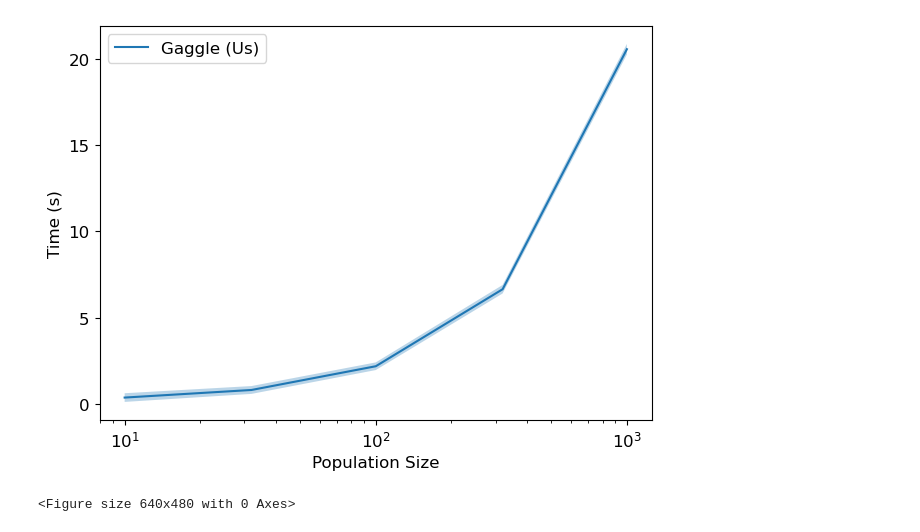
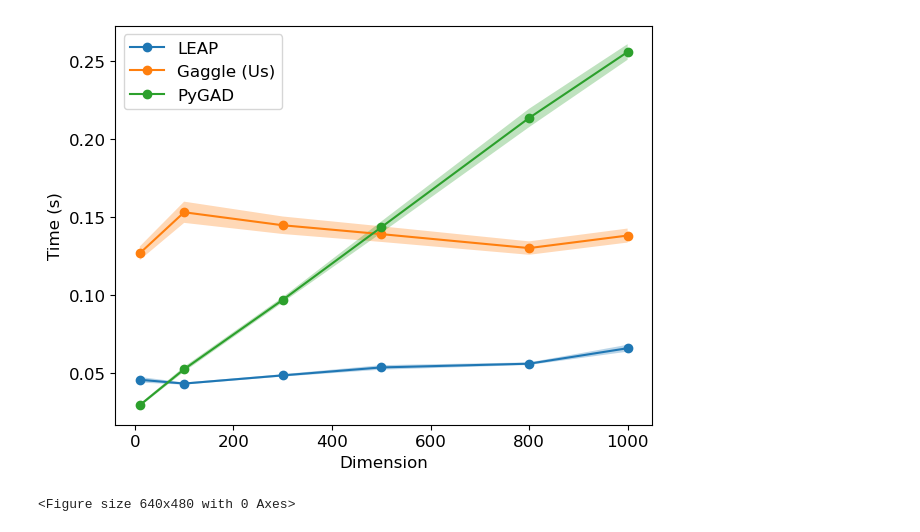
Before and after one commit to LucasFenaux/gaggle-benchmarking, a Jupyter notebook: rastrigin/plot_results.ipynb, the cells around one changed output. Saved outputs shown, nothing was run; the diff lists cells and outputs as text; code cells hidden in the pictures.

```diff
--- a/rastrigin/plot_results.ipynb
+++ b/rastrigin/plot_results.ipynb
@@ -55,25 +55,25 @@ print(CI_dict)
 # %%
-dimesions = [10, 32, 100, 320, 1000]
+dimesions = [10, 100, 300, 500, 800, 1000]
 plt.rcParams.update({'font.size': 12})
 
-nice_names = {'gaggle':'Gaggle (Us)', 'leap': 'LEAP on GPU', 'pygad': 'PyGAD on GPU'}
+nice_names = {'gaggle':'Gaggle (Us)', 'leap': 'LEAP', 'pygad': 'PyGAD'}
 for algorithm in CI_dict:
     result = CI_dict[algorithm]
     values = [result[str(x)][0] for x in dimesions]
     lower = [result[str(x)][1] for x in dimesions]
     upper = [result[str(x)][2] for x in dimesions]
-    plt.plot(dimesions, values, label=nice_names[algorithm])
+    plt.plot(dimesions, values, label=nice_names[algorithm], marker='o')
     plt.fill_between(dimesions, lower, upper, alpha=0.3)
 
 # plt.title("{} Dataset".format(dataset))
-plt.xlabel("Population Size")
+plt.xlabel("Dimension")
 plt.ylabel("Time (s)")
 plt.tight_layout()
 plt.legend()
 plt.plot()
 plt.savefig('Results/mnist_plot.png', bbox_inches='tight')
 plt.show()
 plt.clf()
 # %% [output]
-[figure, old version]
+[figure, new version]
 <Figure size 640x480 with 0 Axes>
```
Also changed, not shown: parts of 1 cell of this notebook, 1 other file.
